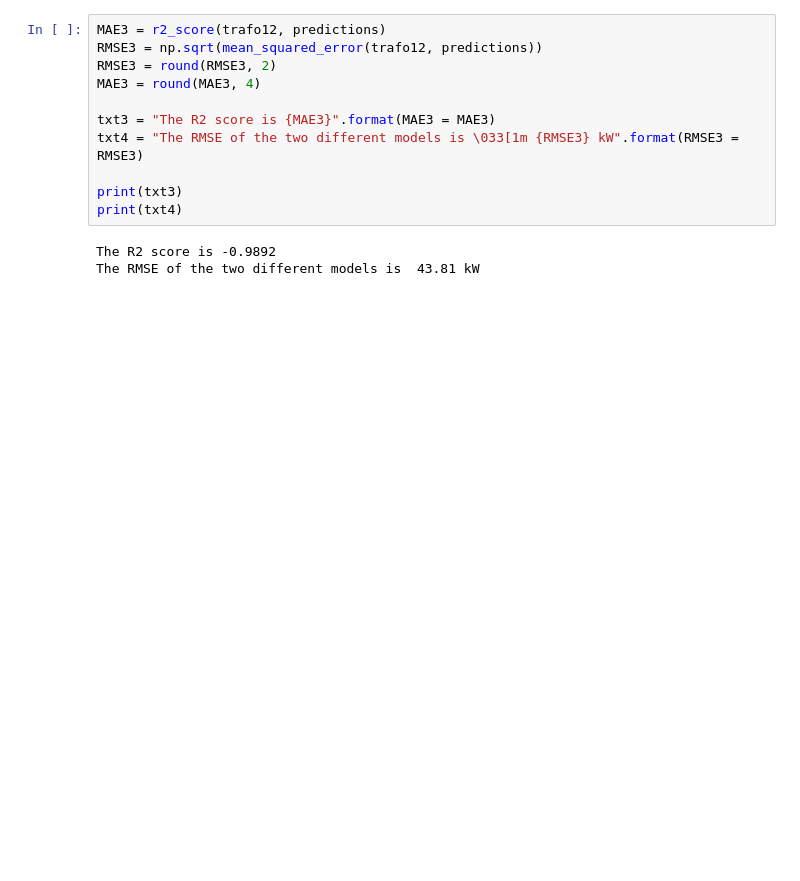
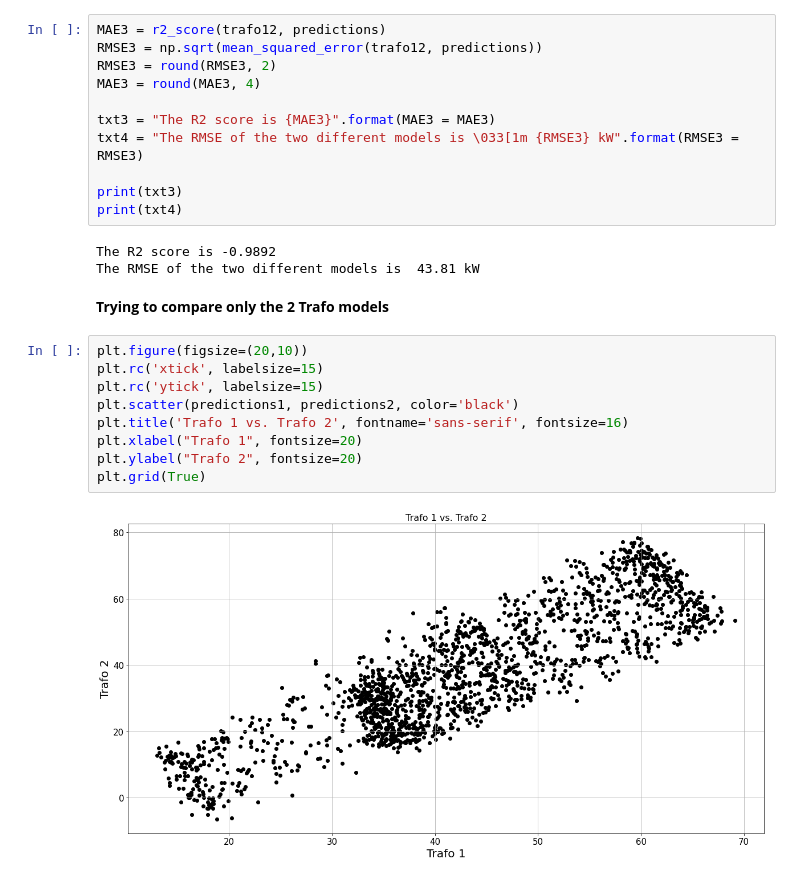
Before and after one commit to BurakCemOztarak/FH_Final_Project, a Jupyter notebook: ML_TotalTrafo.ipynb, the cells around one changed output. Saved outputs shown, nothing was run; the diff lists cells and outputs as text; blank space fills up the shorter version.

```diff
--- a/ML_TotalTrafo.ipynb
+++ b/ML_TotalTrafo.ipynb
@@ -250,3 +250,16 @@ print(txt4)
 # %% [output]
 The R2 score is -0.9892
 The RMSE of the two different models is  43.81 kW
+# %% [markdown]
+**Trying to compare only the 2 Trafo models**
+# %%
+plt.figure(figsize=(20,10))
+plt.rc('xtick', labelsize=15)
+plt.rc('ytick', labelsize=15)
+plt.scatter(predictions1, predictions2, color='black')
+plt.title('Trafo 1 vs. Trafo 2', fontname='sans-serif', fontsize=16)
+plt.xlabel("Trafo 1", fontsize=20)
+plt.ylabel("Trafo 2", fontsize=20)
+plt.grid(True)
+# %% [output]
+[figure, added]
```
Also changed, not shown: parts of 2 cells of this notebook.
